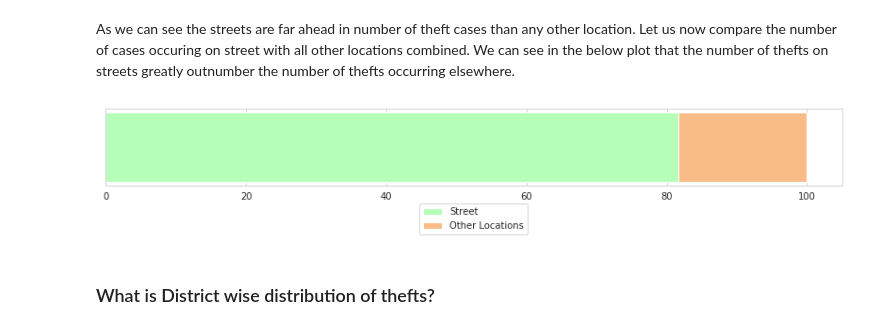
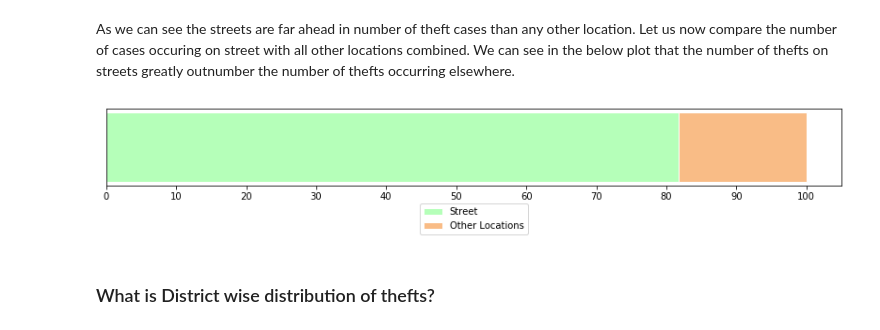
Before and after one commit to varenyamBakshi/Data-Analytis-Project, a Jupyter notebook: EDA project.ipynb, the cells around one changed output. Saved outputs shown, nothing was run; the diff lists cells and outputs as text; code cells hidden in the pictures.

```diff
--- a/EDA project.ipynb
+++ b/EDA project.ipynb
@@ -96,16 +96,17 @@ As we can see the streets are far ahead in number of theft cases than any other
 # %%
 total=df_categorical.LocationDescription.count()
 y1 = df_categorical[df_categorical.LocationDescription =='STREET'].LocationDescription.count()
 y2 = df_categorical.shape[0]-int(y1)
 [y1, y2]=map(lambda x: x/total*100,[y1,y2])
 plt.figure(figsize=(14,1.5))
 plt.barh([0], y1, color='#b5ffb9', edgecolor='white')
 plt.barh([0], y2, color='#f9bc86', left=y1, edgecolor='white')
 plt.legend(['Street', 'Other Locations'], loc='lower center', bbox_to_anchor=(0.5,-0.7))
 # Turn off tick labels
 plt.yticks([])
+plt.xticks(range(0,101,10))
 plt.show()
 # %% [output]
-[figure, old version]
+[figure, new version]
 # %% [markdown]
 ### What is District wise distribution of thefts?
```
Also changed, not shown: parts of 25 cells of this notebook, 2 other files.
